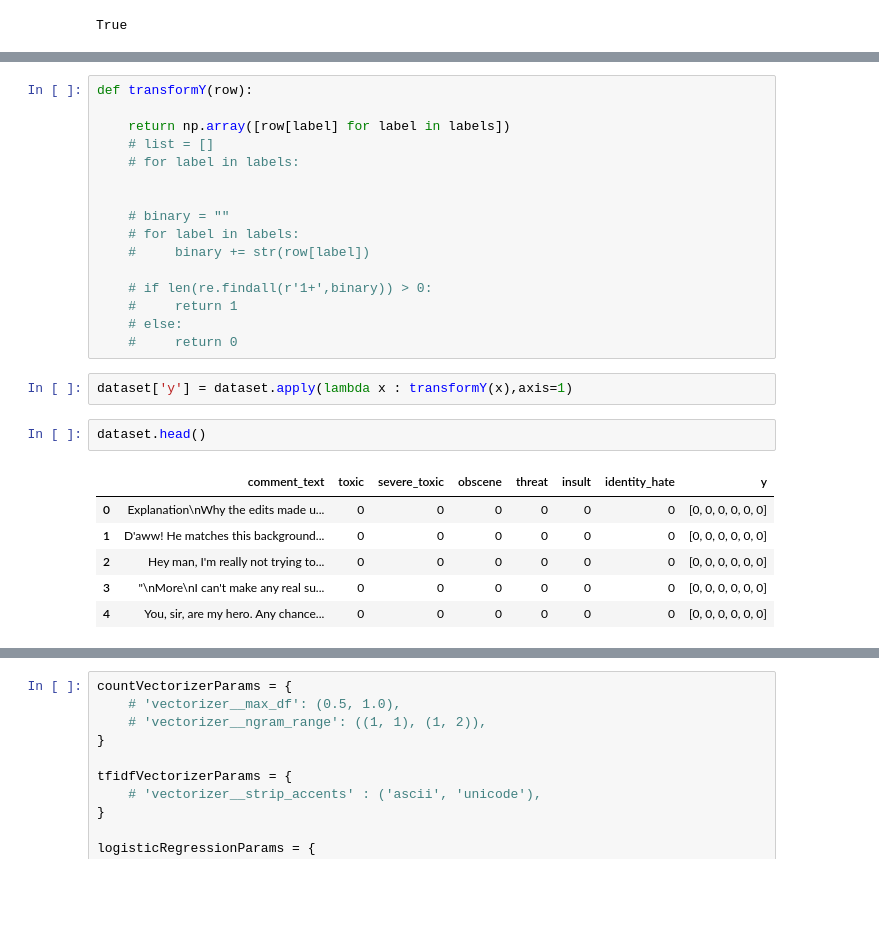
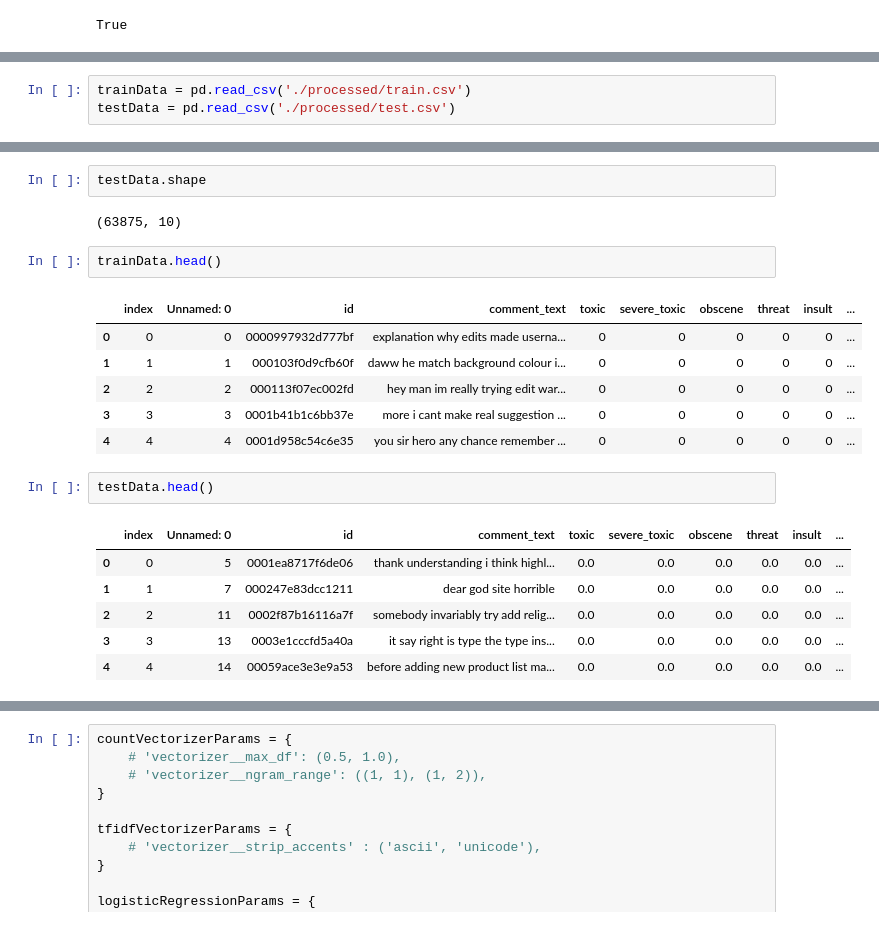
Before and after one commit to ArkeshGKalathiya/ML2-Project, a Jupyter notebook: main.ipynb, the cells around one changed output, grey strips where cells are left out. Cells and saved outputs as stored; diff of their text form; blank space fills up the shorter version.

```diff
--- a/main.ipynb
+++ b/main.ipynb
@@ -92 +293,4 @@ NameError: name 'clear_output' is not defined
+# %%
+trainData = pd.read_csv('./processed/train.csv')
+testData = pd.read_csv('./processed/test.csv')
 # %%
@@ -267,27 +300,22 @@ class ParagraphVectorizer(BaseEstimator, TransformerMixin):
-# %%
-def transformY(row):
-
-    return np.array([row[label] for label in labels])
-    # list = []
-    # for label in labels:
-
-
-    # binary = ""
-    # for label in labels:
-    #     binary += str(row[label])
-
-    # if len(re.findall(r'1+',binary)) > 0:
-    #     return 1
-    # else:
-    #     return 0
-# %%
-dataset['y'] = dataset.apply(lambda x : transformY(x),axis=1)
+# %%
+testData.shape
+# %% [output]
+(63875, 10)
 # %%
-dataset.head()
+trainData.head()
 # %% [output]
-|  | comment_text | toxic | severe_toxic | obscene | threat | insult | identity_hate | y |
-| 0 | Explanation\nWhy the edits made u... | 0 | 0 | 0 | 0 | 0 | 0 | [0, 0, 0, 0, 0, 0] |
-| 1 | D'aww! He matches this background... | 0 | 0 | 0 | 0 | 0 | 0 | [0, 0, 0, 0, 0, 0] |
-| 2 | Hey man, I'm really not trying to... | 0 | 0 | 0 | 0 | 0 | 0 | [0, 0, 0, 0, 0, 0] |
-| 3 | "\nMore\nI can't make any real su... | 0 | 0 | 0 | 0 | 0 | 0 | [0, 0, 0, 0, 0, 0] |
-| 4 | You, sir, are my hero. Any chance... | 0 | 0 | 0 | 0 | 0 | 0 | [0, 0, 0, 0, 0, 0] |
+|  | index | Unnamed: 0 | id | comment_text | toxic | severe_toxic | obscene | threat | insult | ... |
+| 0 | 0 | 0 | 0000997932d777bf | explanation why edits made userna... | 0 | 0 | 0 | 0 | 0 | ... |
+| 1 | 1 | 1 | 000103f0d9cfb60f | daww he match background colour i... | 0 | 0 | 0 | 0 | 0 | ... |
+| 2 | 2 | 2 | 000113f07ec002fd | hey man im really trying edit war... | 0 | 0 | 0 | 0 | 0 | ... |
+| 3 | 3 | 3 | 0001b41b1c6bb37e | more i cant make real suggestion ... | 0 | 0 | 0 | 0 | 0 | ... |
+| 4 | 4 | 4 | 0001d958c54c6e35 | you sir hero any chance remember ... | 0 | 0 | 0 | 0 | 0 | ... |
+# %%
+testData.head()
+# %% [output]
+|  | index | Unnamed: 0 | id | comment_text | toxic | severe_toxic | obscene | threat | insult | ... |
+| 0 | 0 | 5 | 0001ea8717f6de06 | thank understanding i think highl... | 0.0 | 0.0 | 0.0 | 0.0 | 0.0 | ... |
+| 1 | 1 | 7 | 000247e83dcc1211 | dear god site horrible | 0.0 | 0.0 | 0.0 | 0.0 | 0.0 | ... |
+| 2 | 2 | 11 | 0002f87b16116a7f | somebody invariably try add relig... | 0.0 | 0.0 | 0.0 | 0.0 | 0.0 | ... |
+| 3 | 3 | 13 | 0003e1cccfd5a40a | it say right is type the type ins... | 0.0 | 0.0 | 0.0 | 0.0 | 0.0 | ... |
+| 4 | 4 | 14 | 00059ace3e3e9a53 | before adding new product list ma... | 0.0 | 0.0 | 0.0 | 0.0 | 0.0 | ... |
```
Also changed, not shown: parts of 12 cells of this notebook, 7 other files.
